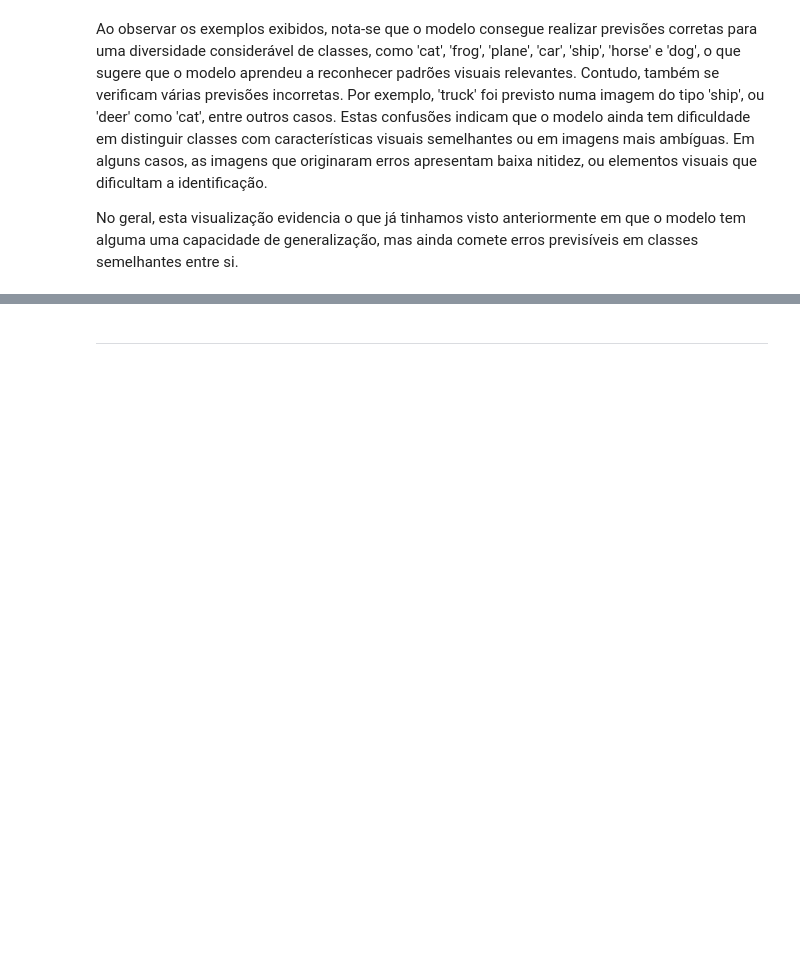
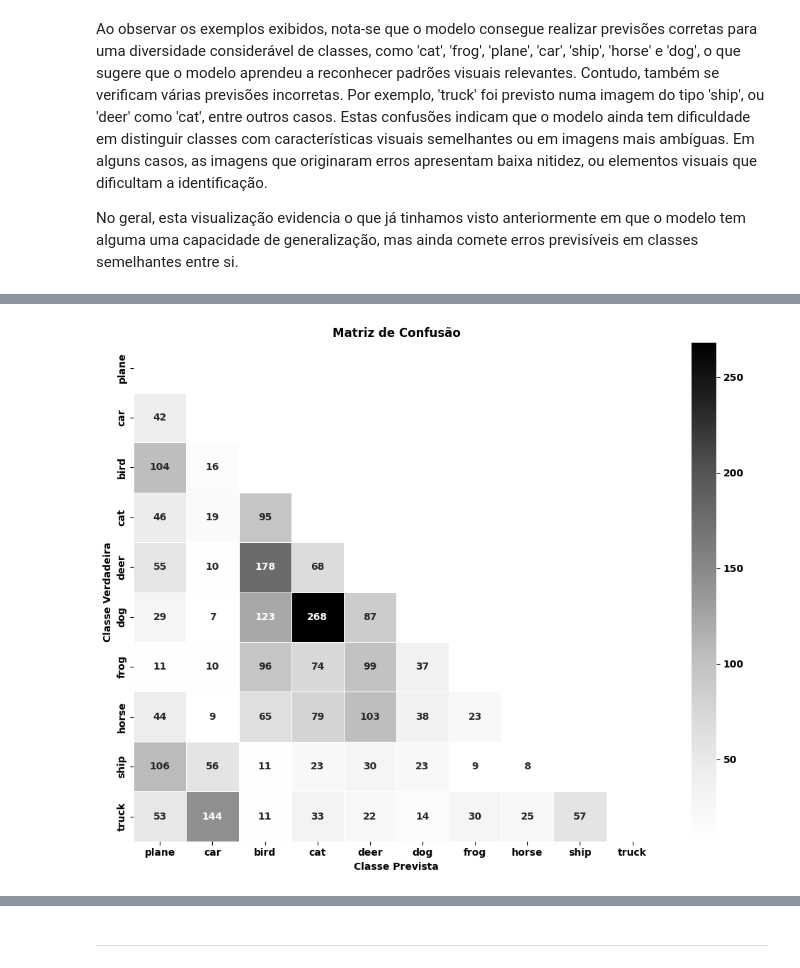
Before and after one commit to pereiranuno/deep_learning, a Jupyter notebook: Deep_Learning_Project-Student.ipynb, the cells around one changed output, grey strips where cells are left out. Drawn from its saved outputs; the diff is of its cells as text; code cells hidden in the pictures; blank space fills up the shorter version.

```diff
--- a/Deep_Learning_Project-Student.ipynb
+++ b/Deep_Learning_Project-Student.ipynb
@@ -464,3 +466,35 @@ Ao observar os exemplos exibidos, nota-se que o modelo consegue realizar previs
 Contudo, também se verificam várias previsões incorretas. Por exemplo, 'truck' foi previsto numa imagem do tipo 'ship', ou 'deer' como 'cat', entre outros casos. Estas confusões indicam que o modelo ainda tem dificuldade em distinguir classes com características visuais semelhantes ou em imagens mais ambíguas. Em alguns casos, as imagens que originaram erros apresentam baixa nitidez, ou elementos visuais que dificultam a identificação.
 
 No geral, esta visualização evidencia o que já tinhamos visto anteriormente em que o modelo tem alguma uma capacidade de generalização, mas ainda comete erros previsíveis em classes semelhantes entre si.
+# %%
+def plot_confusion_matrix(model, dataloader, class_names, device):
+    model.eval()
+    all_preds = []
+    all_targets = []
+
+    with torch.no_grad():
+        for inputs, targets in dataloader:
+            inputs, targets = inputs.to(device), targets.to(device)
+            outputs = model(inputs)
+            preds = torch.argmax(outputs, dim=1)
+
+            all_preds.extend(preds.cpu().numpy())
+            all_targets.extend(targets.cpu().numpy())
+
+    # Matriz de confusão
+    cm = confusion_matrix(all_targets, all_preds)
+
+    # Cria máscara para a parte superior (triângulo superior)
+    mask = np.triu(np.ones_like(cm, dtype=bool))
+
+    plt.figure(figsize=(10, 8))
+    sns.heatmap(cm, annot=True, fmt='d', cmap='Greys',
+                xticklabels=class_names,
+                yticklabels=class_names,
+                mask=mask, linewidths=0.5)
+
+    plt.xlabel('Classe Prevista')
+    plt.ylabel('Classe Verdadeira')
+    plt.title('Matriz de Confusão')
+    plt.tight_layout()
+    plt.show()
@@ -466,0 +511,4 @@ No geral, esta visualização evidencia o que já tinhamos visto anteriormente e
+# %%
+plot_confusion_matrix(model, testloader, classes, device)
+# %% [output]
+[figure, added]
```
Also changed, not shown: parts of 11 cells of this notebook.
